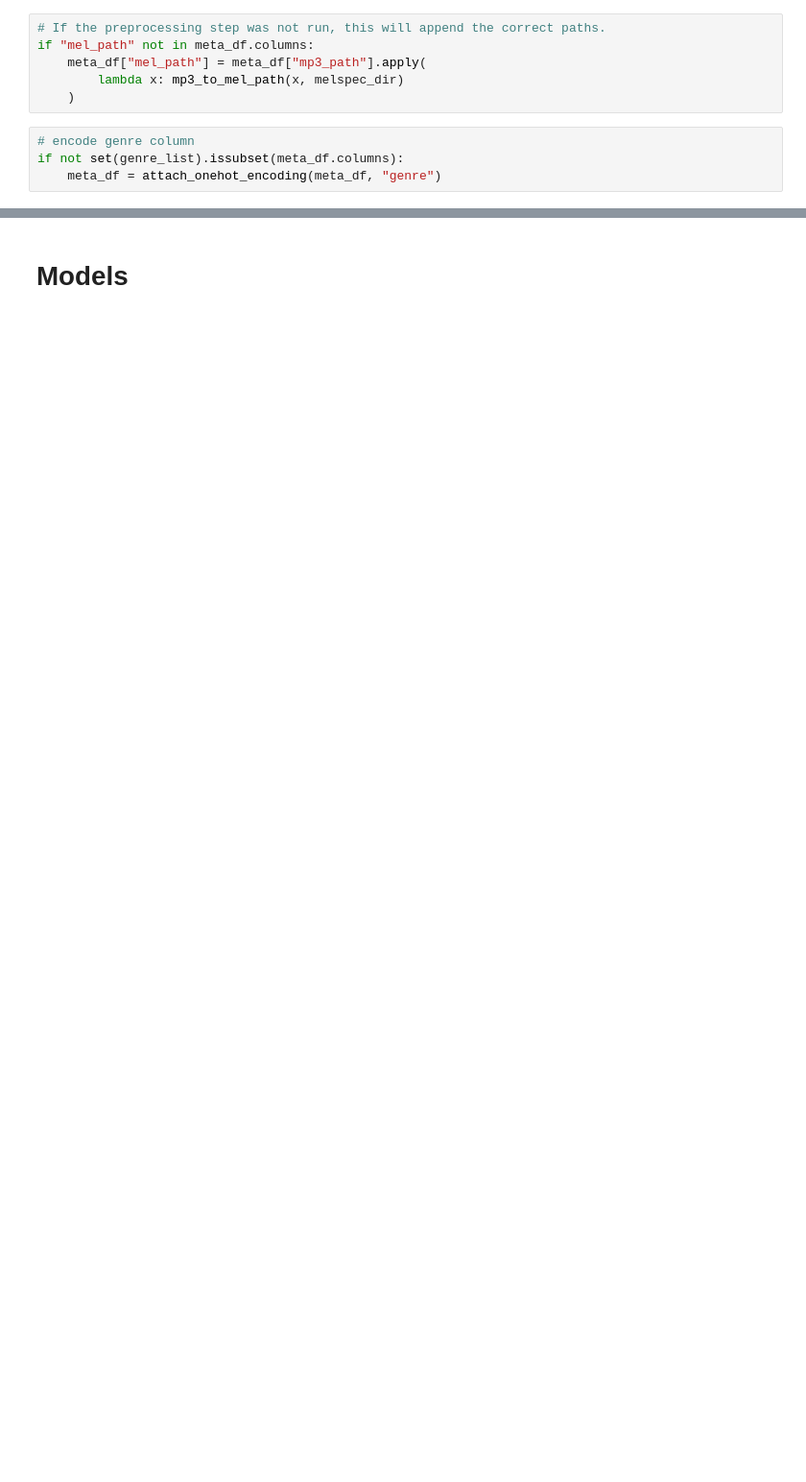
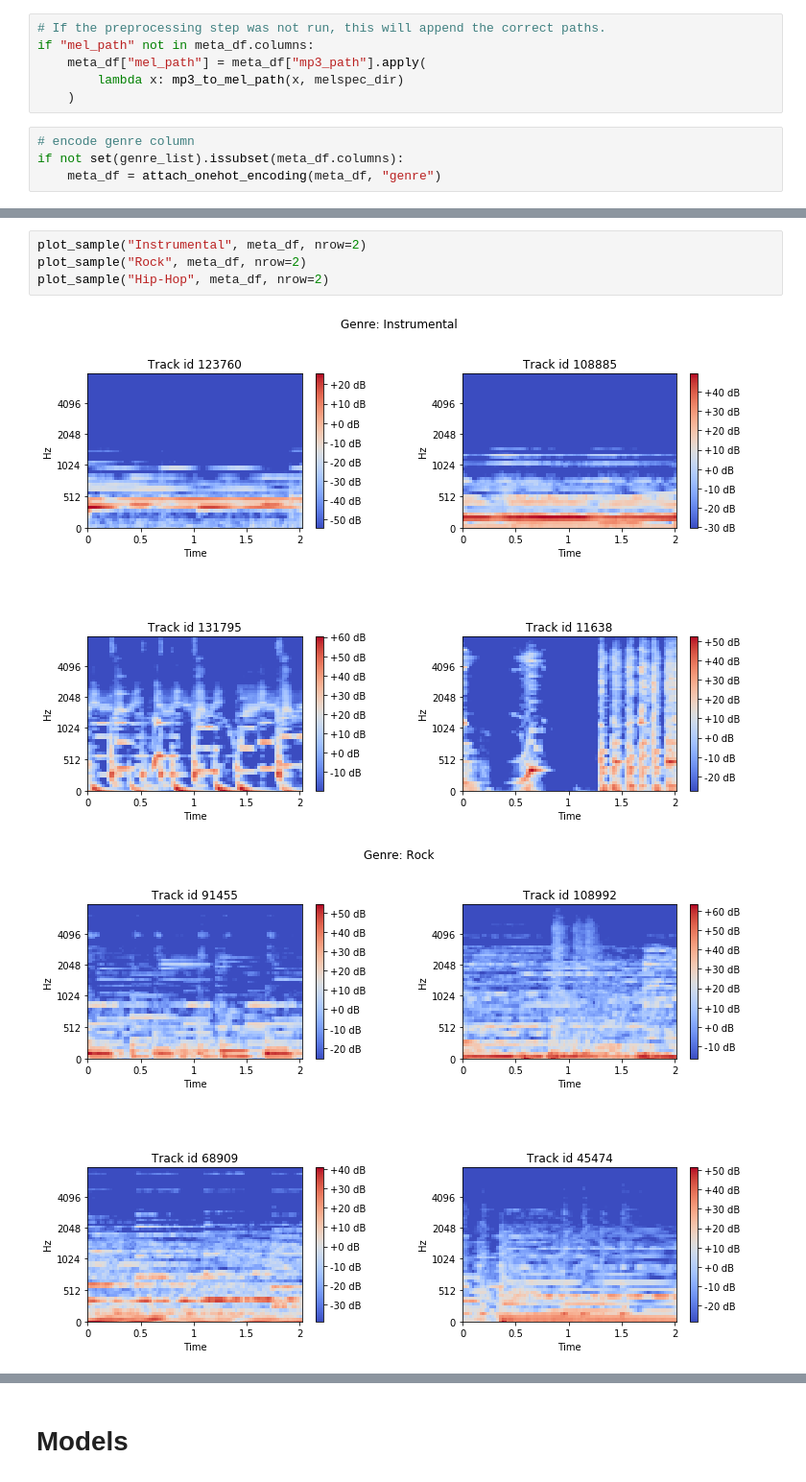
Before and after one commit to awray3/music_clf, a Jupyter notebook: tf_fma.ipynb, the cells around one changed output, grey strips where cells are left out. Shown: that part at 96% size. Cells and saved outputs as stored; diff of their text form; blank space fills up the shorter version.

```diff
--- a/tf_fma.ipynb
+++ b/tf_fma.ipynb
@@ -253,0 +281,7 @@ test_generator = Batch_generator(meta_df.iloc[6400:, :], batch_size=batch_size,
+# %%
+plot_sample("Instrumental", meta_df, nrow=2)
+plot_sample("Rock", meta_df, nrow=2)
+plot_sample("Hip-Hop", meta_df, nrow=2)
+# %% [output]
+[figure, added]
+[figure, added]
```
Also changed, not shown: parts of 65 cells of this notebook, 4 other files.
